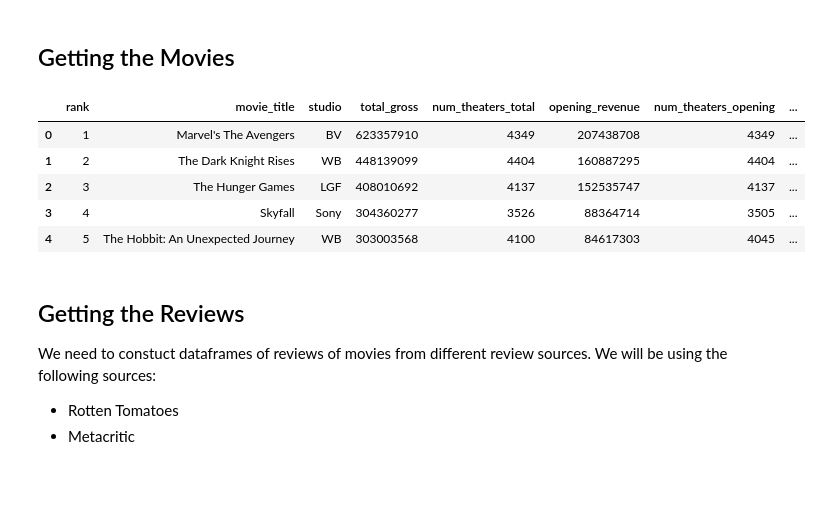
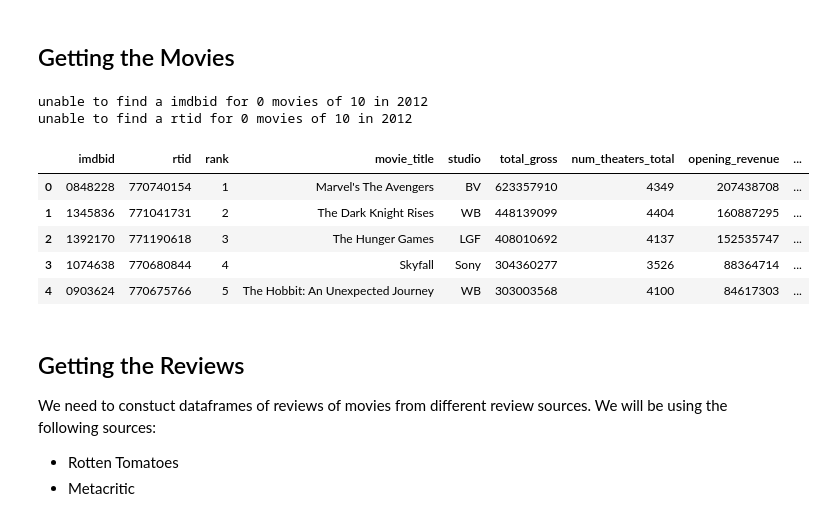
Before and after one commit to rizzomichaelg/cs109-oscars, a Jupyter notebook: process_book.ipynb, the cells around one changed output. Cells and saved outputs as stored; diff of their text form; code cells hidden in the pictures; blank space fills up the shorter version.

Commit message:
RTID/IMDBID
Inclusion of IMDB and RTID in dataframe

```diff
--- a/process_book.ipynb
+++ b/process_book.ipynb
@@ -119,46 +121,82 @@ f.close()
 # %% [markdown]
 <h2> Getting the Movies </h2>
 # %%
+api_key = 'sdat77wpkdnuyvb9bqhz2y5v' #nicks api key
+
 def get_top_movies_by_year(yr,num_movies=200):
     num_pages = (num_movies%100) + 1
+    missing_rtid = 0
+    missing_imdbid = 0
     alldata = []
     for pagenum in range(1,num_pages+1):
         url = 'http://boxofficemojo.com/yearly/chart/?page=' + str(pagenum) + '&view=releasedate&view2=domestic&yr=' + str(yr) + '&p=.htm'
         page_xml = requests.get(url).text
         dom = web.Element(page_xml)
         for table in dom.by_tag('table'):
             cellpadding = (table.attributes['cellpadding'])
             if (cellpadding == '5'):  # isolates table with movie data
                 for row in table.by_tag('tr'):
                     cols = row.by_tag('td')
                     #catches movie rows
                     try:
                         rank = int(web.strip_tags(cols[0]))
                         if (rank<=num_movies):
                             movie_title = web.strip_tags(cols[1]).strip('\t')
                             studio = web.strip_tags(cols[2]).strip('\t')
                             total_gross = int(((web.strip_tags(cols[3])).strip('$')).replace(',', ''))
                             num_theaters_total = int((web.strip_tags(cols[4])).replace(',', ''))
                             opening_revenue = int(((web.strip_tags(cols[5])).strip('$')).replace(',', ''))
                             num_theaters_opening = int((web.strip_tags(cols[6])).replace(',', ''))
                             date_open = web.strip_tags(cols[7]).strip('\t')
                             date_close = web.strip_tags(cols[8]).strip('\t')
-                            data_row = [rank,movie_title,studio,total_gross,num_theaters_total,opening_revenue,num_theaters_opening,date_open,date_close]
+
+                            #using rotten tomatoes to get rtid/imdbid
+                            url2 = 'http://api.rottentomatoes.com/api/public/v1.0/movies.json?' 'q=' + movie_title + ' &page_limit=10' + '&apikey=' + api_key
+                            info_data = requests.get(url2).text
+                            info_json = json.loads(info_data)
+                            movie_count = 0
+                            rtid=''
+                            imdbid=''
+                            for movie in info_json['movies']:
+                                if movie['year']==yr:
+                                    movie_count+=1
+                                    rtid=movie['id']
+                                    try:
+                                        imdbid=(movie['alternate_ids'])['imdb']
+                                    except:
+                                        imdbid=''
+                            if movie_count!=1: #case where more than one movie met description
+                                rtid = ''
+                                imdbid = ''
+                            if imdbid=='':
+                                missing_imdbid += 1
+                            if rtid=='':
+                                missing_rtid += 1
+
+                            data_row = [imdbid,rtid,rank,movie_title,studio,total_gross,num_theaters_total,opening_revenue,num_theaters_opening,date_open,date_close]
                             alldata.append(data_row)
                     except ValueError:
                         pass
-    result = pd.DataFrame(alldata,columns=['rank','movie_title','studio','total_gross','num_theaters_total','opening_revenue','num_theaters_opening','date_open','date_close'])
+    result = pd.DataFrame(alldata,columns=['imdbid','rtid','rank','movie_title','studio','total_gross','num_theaters_total','opening_revenue','num_theaters_opening','date_open','date_close'])
+
+    if (missing_imdbid>0):
+        print 'unable to find a imdbid for ' + str(missing_imdbid) + ' movies of ' + str(num_movies) + ' in ' + str(yr)
+    if (missing_rtid>0):
+        print 'unable to find a rtid for ' + str(missing_rtid) + ' movies of ' + str(num_movies) + ' in ' + str(yr)
+
     return result
 
 movies_in_2012=get_top_movies_by_year(2012,num_movies=10)
 movies_in_2012.head()
 # %% [output]
+unable to find a imdbid for 0 movies of 10 in 2012
+unable to find a rtid for 0 movies of 10 in 2012
-|  | rank | movie_title | studio | total_gross | num_theaters_total | opening_revenue | num_theaters_opening | ... |
-| 0 | 1 | Marvel's The Avengers | BV | 623357910 | 4349 | 207438708 | 4349 | ... |
-| 1 | 2 | The Dark Knight Rises | WB | 448139099 | 4404 | 160887295 | 4404 | ... |
-| 2 | 3 | The Hunger Games | LGF | 408010692 | 4137 | 152535747 | 4137 | ... |
-| 3 | 4 | Skyfall | Sony | 304360277 | 3526 | 88364714 | 3505 | ... |
-| 4 | 5 | The Hobbit: An Unexpected Journey | WB | 303003568 | 4100 | 84617303 | 4045 | ... |
+|  | imdbid | rtid | rank | movie_title | studio | total_gross | num_theaters_total | opening_revenue | ... |
+| 0 | 0848228 | 770740154 | 1 | Marvel's The Avengers | BV | 623357910 | 4349 | 207438708 | ... |
+| 1 | 1345836 | 771041731 | 2 | The Dark Knight Rises | WB | 448139099 | 4404 | 160887295 | ... |
+| 2 | 1392170 | 771190618 | 3 | The Hunger Games | LGF | 408010692 | 4137 | 152535747 | ... |
+| 3 | 1074638 | 770680844 | 4 | Skyfall | Sony | 304360277 | 3526 | 88364714 | ... |
+| 4 | 0903624 | 770675766 | 5 | The Hobbit: An Unexpected Journey | WB | 303003568 | 4100 | 84617303 | ... |
 # %% [markdown]
 ## Getting the Reviews
 We need to constuct dataframes of reviews of movies from different review sources.  We will be using the following sources:
```
Also changed, not shown: parts of 2 cells of this notebook.
